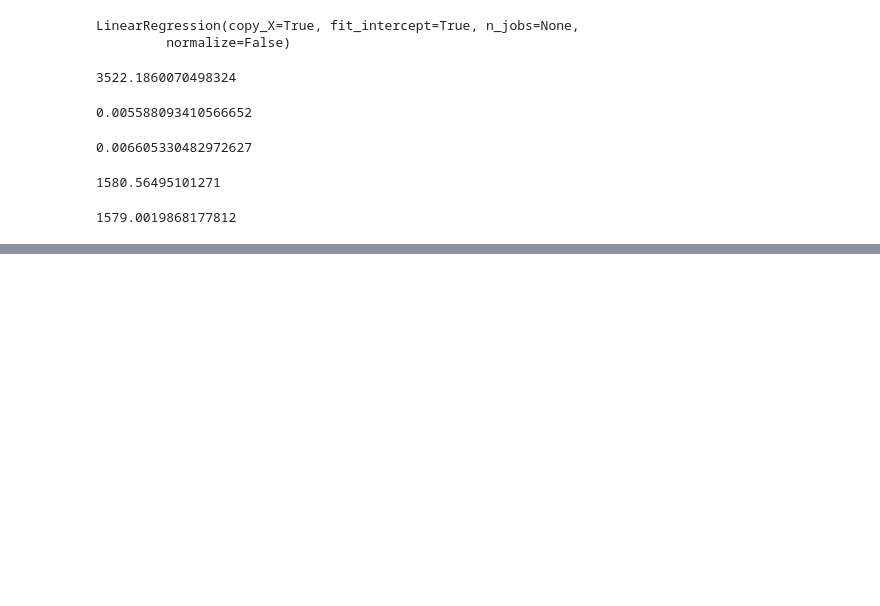
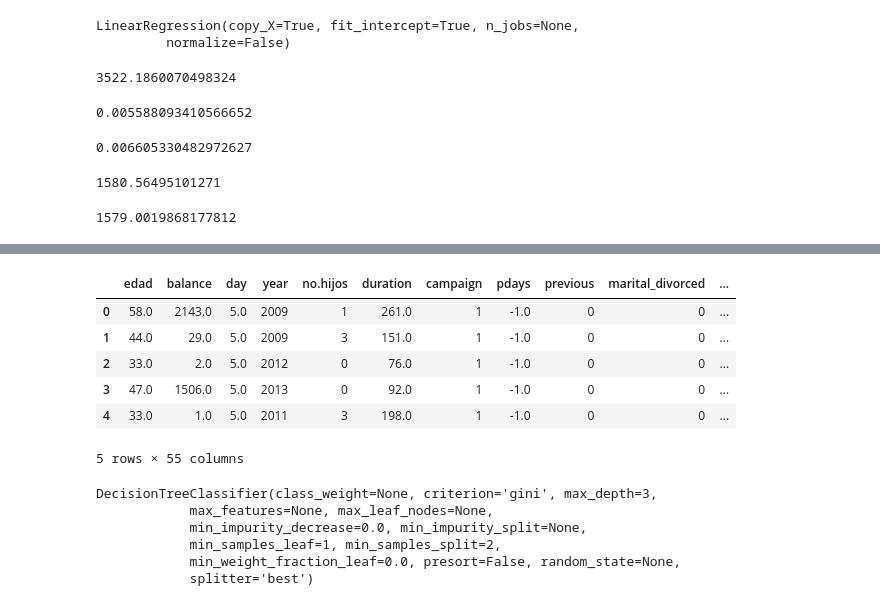
Before and after one commit to andreayully/DataScientExercises, a Jupyter notebook: RL_train_and_test.ipynb, the cells around one changed output, grey strips where cells are left out. Saved outputs shown, nothing was run; the diff lists cells and outputs as text; code cells hidden in the pictures; blank space fills up the shorter version.

```diff
--- a/RL_train_and_test.ipynb
+++ b/RL_train_and_test.ipynb
@@ -161,0 +329,9 @@ mean_absolute_error(y_test, y_pred2)
+# %%
+def one_shot_encoding(df, columnas):
+    for columna in columnas:
+        dummies_columna = pd.get_dummies(df[columna])
+        dummies_columna.columns = ["%s_%s"%(columna, nombre_columna)
+                                   for nombre_columna in dummies_columna.columns]
+        df = pd.concat([df, dummies_columna], axis=1, sort=False)
+        del df[columna]
+    return df
@@ -161,0 +351,10 @@ mean_absolute_error(y_test, y_pred2)
+# %%
+df_copia.head()
+# %% [output]
+|  | edad | balance | day | year | no.hijos | duration | campaign | pdays | previous | marital_divorced | ... |
+| 0 | 58.0 | 2143.0 | 5.0 | 2009 | 1 | 261.0 | 1 | -1.0 | 0 | 0 | ... |
+| 1 | 44.0 | 29.0 | 5.0 | 2009 | 3 | 151.0 | 1 | -1.0 | 0 | 0 | ... |
+| 2 | 33.0 | 2.0 | 5.0 | 2012 | 0 | 76.0 | 1 | -1.0 | 0 | 0 | ... |
+| 3 | 47.0 | 1506.0 | 5.0 | 2013 | 0 | 92.0 | 1 | -1.0 | 0 | 0 | ... |
+| 4 | 33.0 | 1.0 | 5.0 | 2011 | 3 | 198.0 | 1 | -1.0 | 0 | 0 | ... |
+5 rows × 55 columns
@@ -161,0 +369,9 @@ mean_absolute_error(y_test, y_pred2)
+# %%
+dt_clasificador.fit(X_train, y_train)
+# %% [output]
+DecisionTreeClassifier(class_weight=None, criterion='gini', max_depth=3,
+            max_features=None, max_leaf_nodes=None,
+            min_impurity_decrease=0.0, min_impurity_split=None,
+            min_samples_leaf=1, min_samples_split=2,
+            min_weight_fraction_leaf=0.0, presort=False, random_state=None,
+            splitter='best')
```
Also changed, not shown: parts of 38 cells of this notebook.
